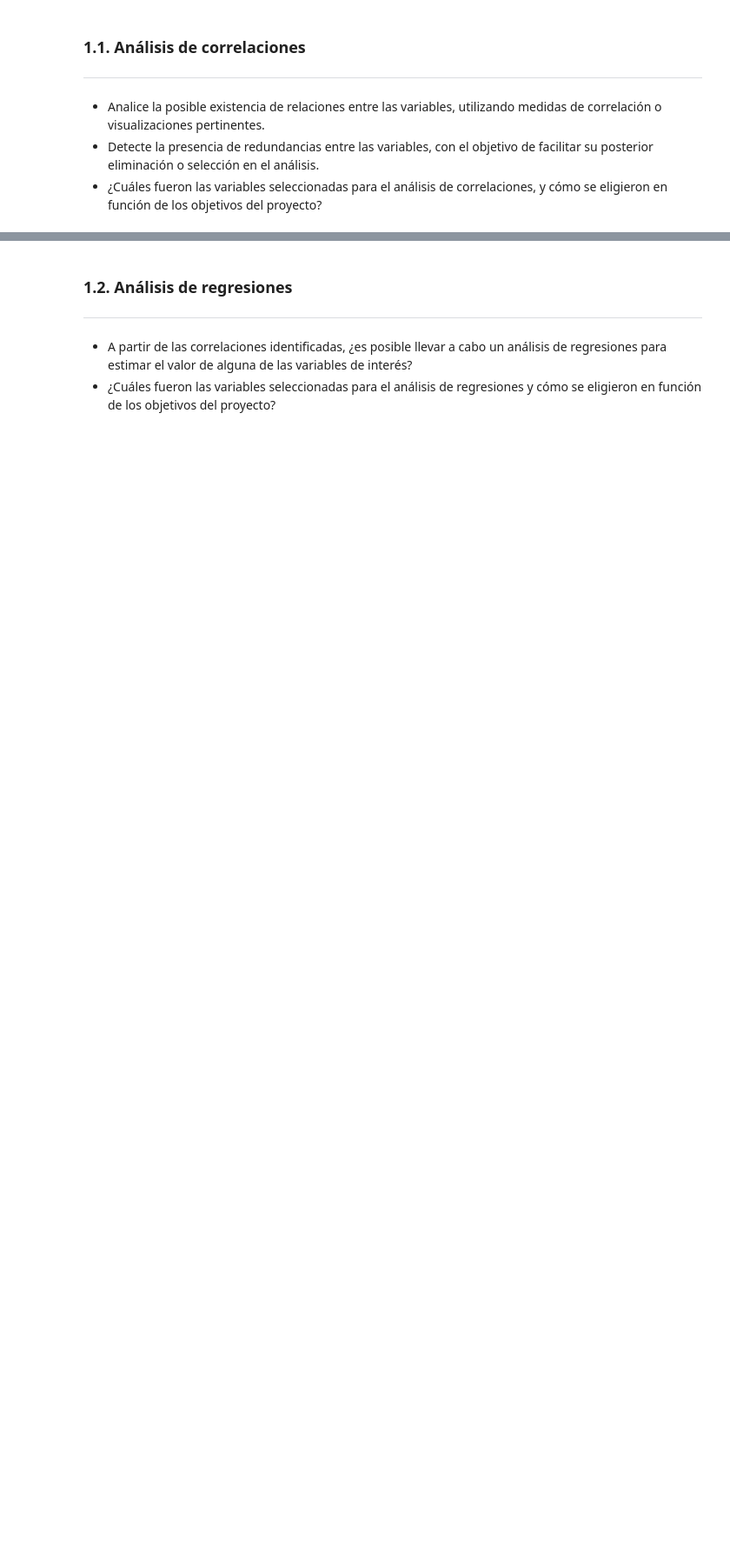
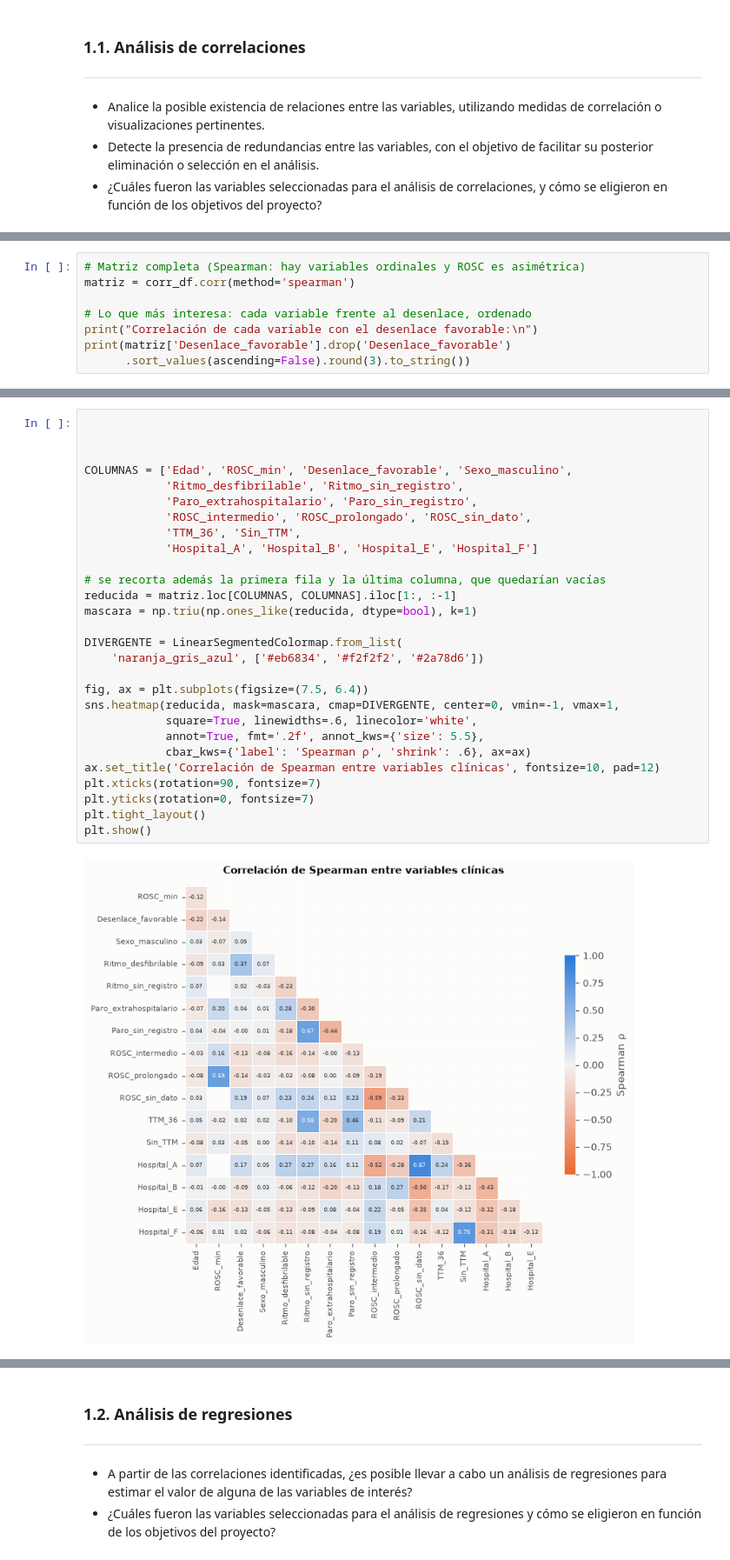
Before and after one commit to AlejandraJaramillo19/mlda-project_, a Jupyter notebook: notebooks/04_data_analysis/04_data_analysis.ipynb, the cells around one changed output, grey strips where cells are left out. Shown at 87% size. Cells and saved outputs as stored; diff of their text form; blank space fills up the shorter version.

```diff
--- a/notebooks/04_data_analysis/04_data_analysis.ipynb
+++ b/notebooks/04_data_analysis/04_data_analysis.ipynb
@@ -642,0 +504,8 @@ La eliminación de redundancias reduce el conjunto de variables candidatas al mo
+# %%
+# Matriz completa (Spearman: hay variables ordinales y ROSC es asimétrica)
+matriz = corr_df.corr(method='spearman')
+
+# Lo que más interesa: cada variable frente al desenlace, ordenado
+print("Correlación de cada variable con el desenlace favorable:\n")
+print(matriz['Desenlace_favorable'].drop('Desenlace_favorable')
+      .sort_values(ascending=False).round(3).to_string())
@@ -642,0 +734,30 @@ La eliminación de redundancias reduce el conjunto de variables candidatas al mo
+# %%
+
+
+
+COLUMNAS = ['Edad', 'ROSC_min', 'Desenlace_favorable', 'Sexo_masculino',
+            'Ritmo_desfibrilable', 'Ritmo_sin_registro',
+            'Paro_extrahospitalario', 'Paro_sin_registro',
+            'ROSC_intermedio', 'ROSC_prolongado', 'ROSC_sin_dato',
+            'TTM_36', 'Sin_TTM',
+            'Hospital_A', 'Hospital_B', 'Hospital_E', 'Hospital_F']
+
+# se recorta además la primera fila y la última columna, que quedarían vacías
+reducida = matriz.loc[COLUMNAS, COLUMNAS].iloc[1:, :-1]
+mascara = np.triu(np.ones_like(reducida, dtype=bool), k=1)
+
+DIVERGENTE = LinearSegmentedColormap.from_list(
+    'naranja_gris_azul', ['#eb6834', '#f2f2f2', '#2a78d6'])
+
+fig, ax = plt.subplots(figsize=(7.5, 6.4))
+sns.heatmap(reducida, mask=mascara, cmap=DIVERGENTE, center=0, vmin=-1, vmax=1,
+            square=True, linewidths=.6, linecolor='white',
+            annot=True, fmt='.2f', annot_kws={'size': 5.5},
+            cbar_kws={'label': 'Spearman ρ', 'shrink': .6}, ax=ax)
+ax.set_title('Correlación de Spearman entre variables clínicas', fontsize=10, pad=12)
+plt.xticks(rotation=90, fontsize=7)
+plt.yticks(rotation=0, fontsize=7)
+plt.tight_layout()
+plt.show()
+# %% [output]
+[figure, added]
```
Also changed, not shown: parts of 55 cells of this notebook.
